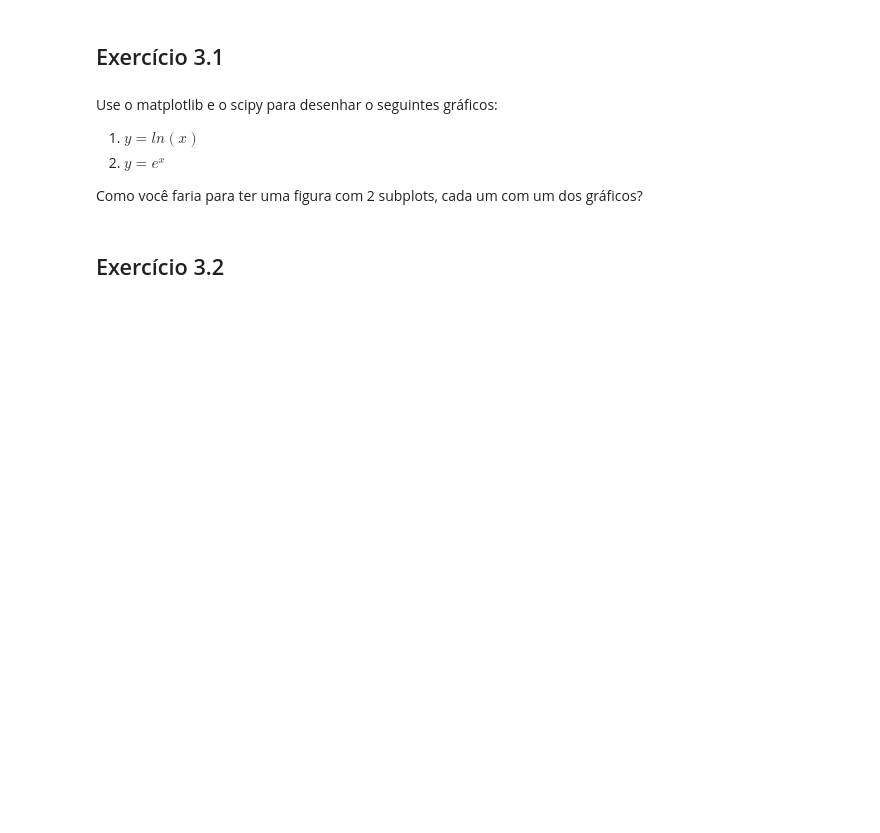
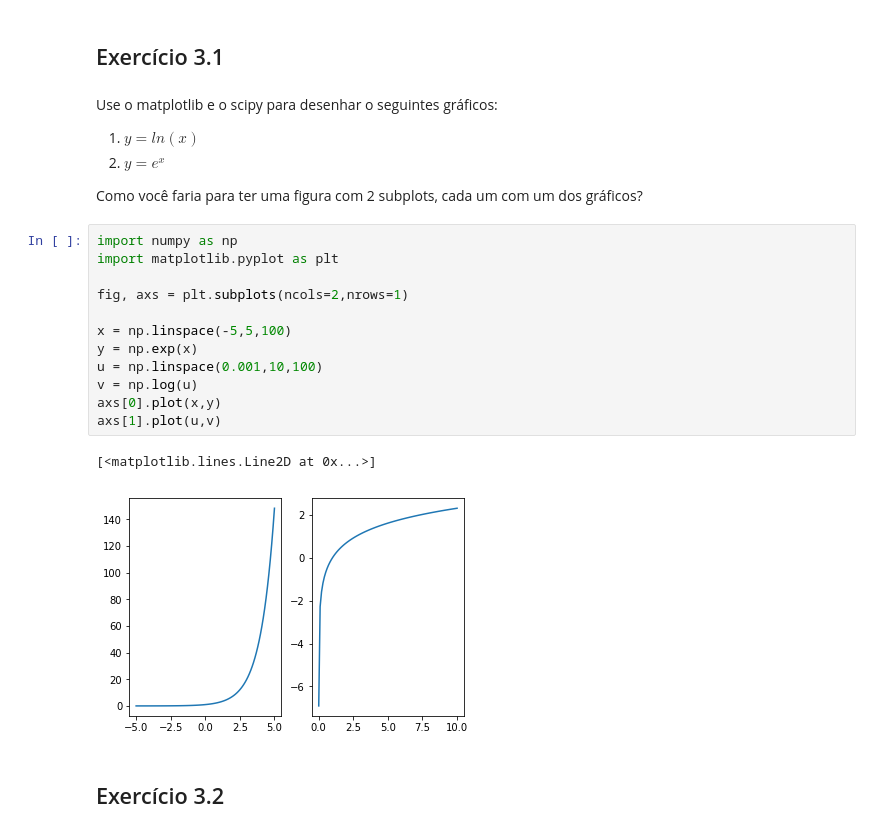
Before and after one commit to flipgthb/python-escola-de-inverno-2018, a Jupyter notebook: 3ex-Exercicio3.ipynb, the cells around one changed output. Drawn from its saved outputs; the diff is of its cells as text; blank space fills up the shorter version.

```diff
--- a/3ex-Exercicio3.ipynb
+++ b/3ex-Exercicio3.ipynb
@@ -8,6 +8,21 @@ Use o matplotlib e o scipy para desenhar o seguintes gráficos:
 2. $y = e^x$
 
 Como você faria para ter uma figura com 2 subplots, cada um com um dos gráficos?
+# %%
+import numpy as np
+import matplotlib.pyplot as plt
+
+fig, axs = plt.subplots(ncols=2,nrows=1)
+
+x = np.linspace(-5,5,100)
+y = np.exp(x)
+u = np.linspace(0.001,10,100)
+v = np.log(u)
+axs[0].plot(x,y)
+axs[1].plot(u,v)
+# %% [output]
+[<matplotlib.lines.Line2D at 0x...>]
+[figure, added]
 # %% [markdown]
 ## Exercício 3.2
 # %% [markdown]
```
Also changed, not shown: parts of 6 cells of this notebook, 3 other files.
